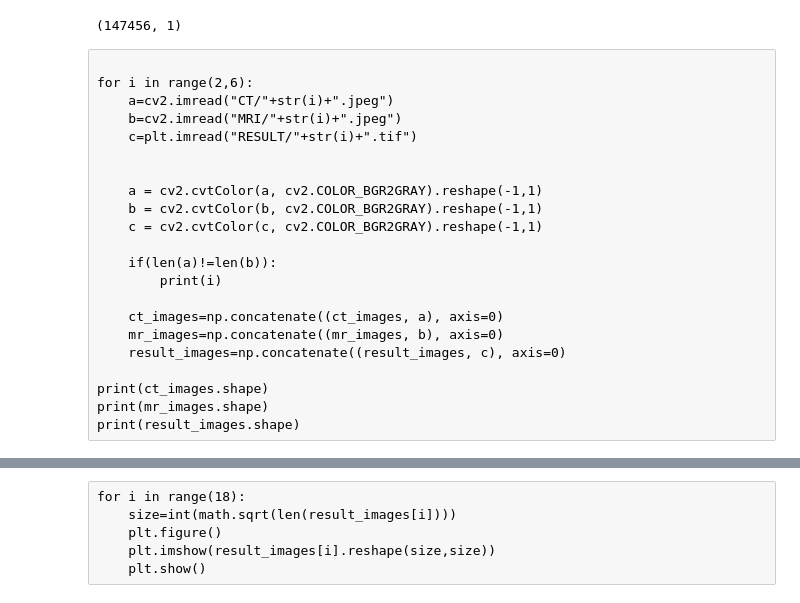
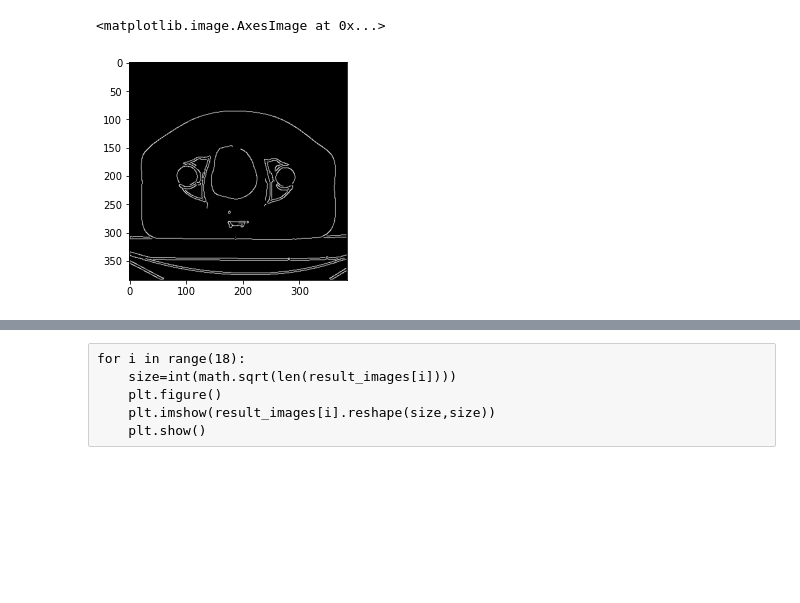
Before and after one commit to MYildizz/Inter-Modality-Image-Registration, a Jupyter notebook: Code_/deepLearning.ipynb, the cells around one changed output, grey strips where cells are left out. Cells and saved outputs as stored; diff of their text form; code cells hidden in the pictures; blank space fills up the shorter version.

```diff
--- a/Code_/deepLearning.ipynb
+++ b/Code_/deepLearning.ipynb
@@ -9,33 +11,26 @@ dim=(100,100)
 # %%
 a=cv2.imread("CT/"+str(1)+".jpeg")
 b=cv2.imread("MRI/"+str(1)+".jpeg")
 c=plt.imread("RESULT/"+str(1)+".tif")
 
-ct_images = cv2.cvtColor(a, cv2.COLOR_BGR2GRAY).reshape(-1,1)
-mr_images = cv2.cvtColor(b, cv2.COLOR_BGR2GRAY).reshape(-1,1)
+# MRI - CT images
+ct_images = cv2.cvtColor(a, cv2.COLOR_BGR2GRAY)
+mr_images = cv2.cvtColor(b, cv2.COLOR_BGR2GRAY)
+
+#Features1
+edge_sobel_mr = filters.sobel(mr_images).reshape(-1,1)
+edge_sobel_ct=filters.sobel(ct_images).reshape(-1,1)
+
+#Feature2
+edge_mr = feature.canny(mr_images).reshape(-1,1)
+edge_ct=feature.canny(ct_images).reshape(-1,1)
+
+
+ct_images = ct_images.reshape(-1,1)
+mr_images = mr_images.reshape(-1,1)
 result_images = cv2.cvtColor(c, cv2.COLOR_BGR2GRAY).reshape(-1,1)
-ct_images.shape
+
+plt.imshow(edge_ct.reshape(384,384),cmap="gray")
 # %% [output]
-(147456, 1)
+<matplotlib.image.AxesImage at 0x...>
+[figure, added]
-# %% [raw]
-
-for i in range(2,6):
-    a=cv2.imread("CT/"+str(i)+".jpeg")
-    b=cv2.imread("MRI/"+str(i)+".jpeg")
-    c=plt.imread("RESULT/"+str(i)+".tif")
-
-
-    a = cv2.cvtColor(a, cv2.COLOR_BGR2GRAY).reshape(-1,1)
-    b = cv2.cvtColor(b, cv2.COLOR_BGR2GRAY).reshape(-1,1)
-    c = cv2.cvtColor(c, cv2.COLOR_BGR2GRAY).reshape(-1,1)
-
-    if(len(a)!=len(b)):
-        print(i)
-
-    ct_images=np.concatenate((ct_images, a), axis=0)
-    mr_images=np.concatenate((mr_images, b), axis=0)
-    result_images=np.concatenate((result_images, c), axis=0)
-
-print(ct_images.shape)
-print(mr_images.shape)
-print(result_images.shape)
```
Also changed, not shown: parts of 15 cells of this notebook, 1 other file.
